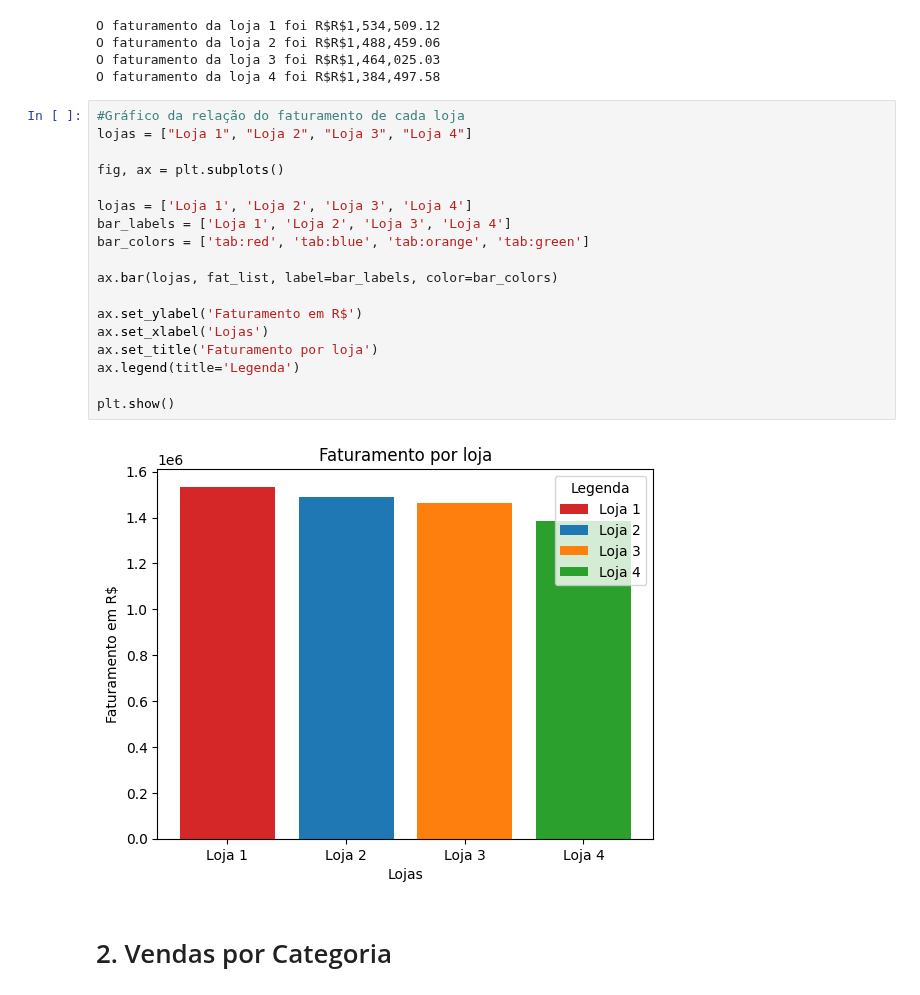
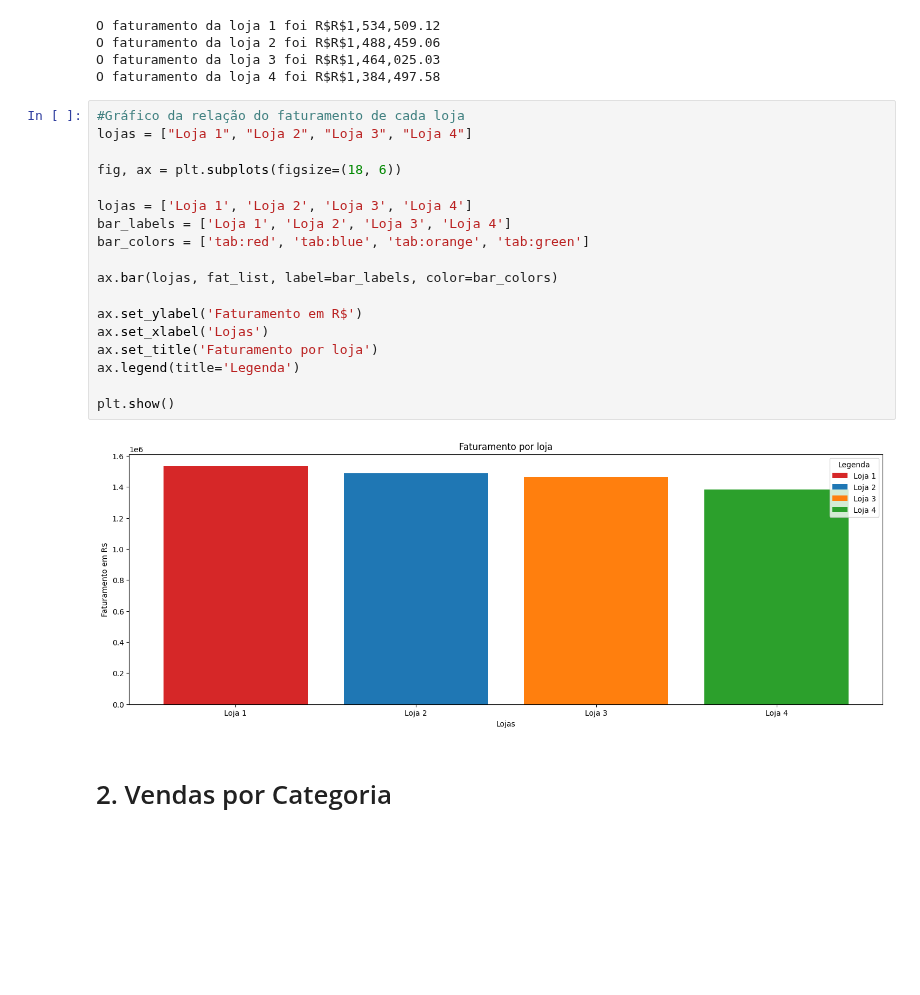
Before and after one commit to TRxcha/Challenge_AluraStore, a Jupyter notebook: AluraStoreBr.ipynb, the cells around one changed output. Cells and saved outputs as stored; diff of their text form; blank space fills up the shorter version.

```diff
--- a/AluraStoreBr.ipynb
+++ b/AluraStoreBr.ipynb
@@ -62,23 +62,23 @@ O faturamento da loja 4 foi R$R$1,384,497.58
 # %%
 #Gráfico da relação do faturamento de cada loja
 lojas = ["Loja 1", "Loja 2", "Loja 3", "Loja 4"]
 
-fig, ax = plt.subplots()
+fig, ax = plt.subplots(figsize=(18, 6))
 
 lojas = ['Loja 1', 'Loja 2', 'Loja 3', 'Loja 4']
 bar_labels = ['Loja 1', 'Loja 2', 'Loja 3', 'Loja 4']
 bar_colors = ['tab:red', 'tab:blue', 'tab:orange', 'tab:green']
 
 ax.bar(lojas, fat_list, label=bar_labels, color=bar_colors)
 
 ax.set_ylabel('Faturamento em R$')
 ax.set_xlabel('Lojas')
 ax.set_title('Faturamento por loja')
 ax.legend(title='Legenda')
 
 plt.show()
 # %% [output]
-[figure, old version]
+[figure, new version]
 # %% [markdown]
 # 2. Vendas por Categoria
 # %%
```
Also changed, not shown: parts of 2 cells of this notebook.
